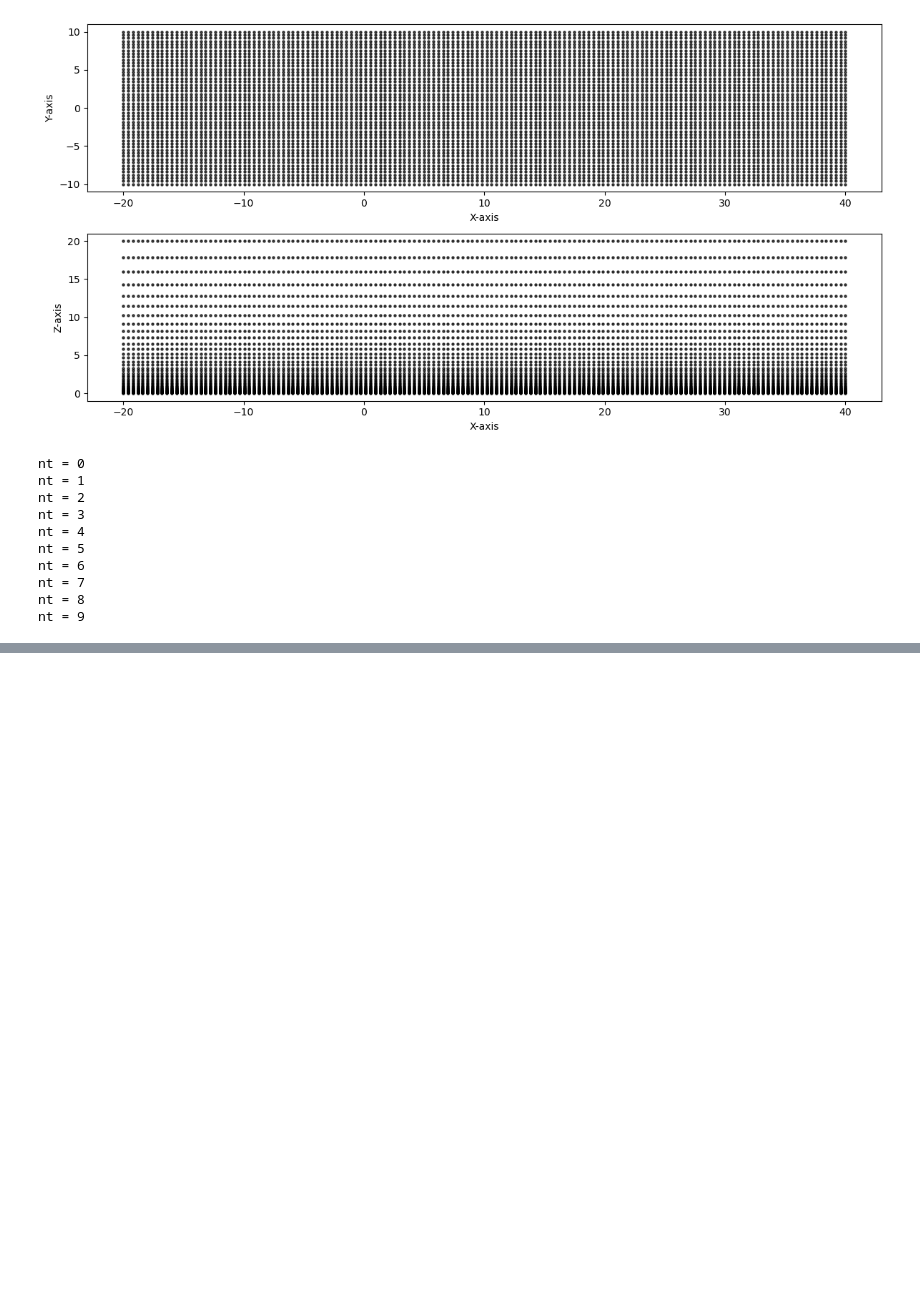
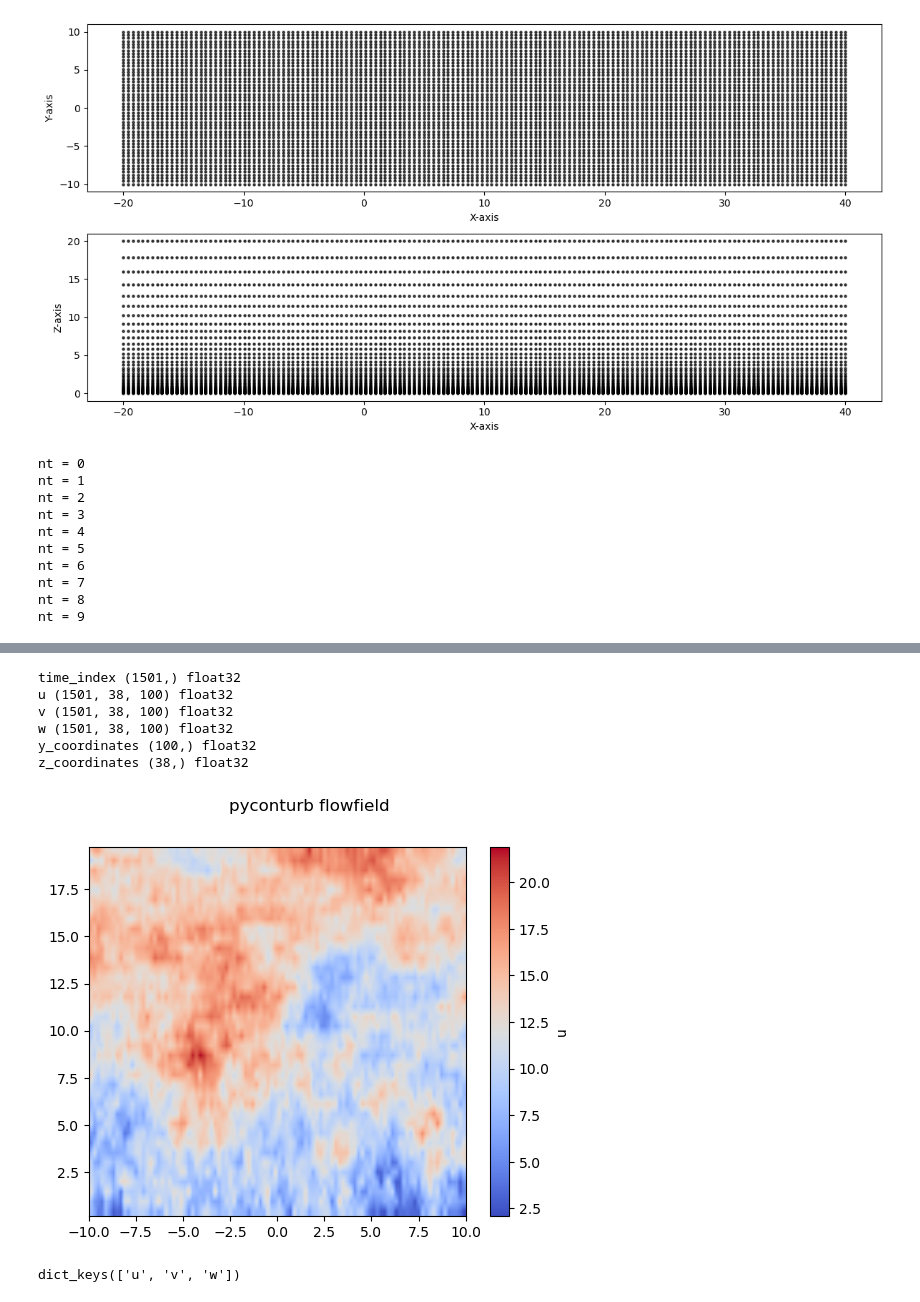
Before and after one commit to eyoung55/PVade, a Jupyter notebook: postprocessing/pproc_flow.ipynb, the cells around one changed output, grey strips where cells are left out. Cells and saved outputs as stored; diff of their text form; code cells hidden in the pictures; blank space fills up the shorter version.

```diff
--- a/postprocessing/pproc_flow.ipynb
+++ b/postprocessing/pproc_flow.ipynb
@@ -236,0 +220,38 @@ sonic loc indices = (19, 36, 29)
+# %%
+# compare signal to pyconturb signal
+turb_h5_fname = '/projects/pvopt/aps_dfd_2024/PVade/input/pct_constrained_turb_ny100_nz38_sonic1_30s_u9.102_50Hz.h5'
+sim_turb_data = {}
+
+with h5py.File(turb_h5_fname, "r") as fp:
+    for key, val in fp.items():
+        print(key, val.shape, val.dtype)
+
+    t_fp = fp["time_index"][:]
+    y_fp = fp["y_coordinates"][:]
+    z_fp = fp["z_coordinates"][:]
+
+    comp="u"
+    fig, ax = plt.subplots()
+    plt.suptitle('pyconturb flowfield')
+    plt.imshow(fp[comp][0, :, :],  # imshow requires nz-ny slice
+                origin='lower',  # smallest y-z in lower left, not upper left
+                extent=[y_fp[0], y_fp[-1], z_fp[0], z_fp[-1]],  # lateral and vertical limits
+                interpolation='bilinear',
+                cmap='coolwarm')  # image smoothing
+    plt.colorbar(label=comp)
+
+    sim_turb_data["u"] = fp["u"][:, :, :]
+    sim_turb_data["v"] = fp["v"][:, :, :]
+    sim_turb_data["w"] = fp["w"][:, :, :]
+# %% [output]
+time_index (1501,) float32
+u (1501, 38, 100) float32
+v (1501, 38, 100) float32
+w (1501, 38, 100) float32
+y_coordinates (100,) float32
+z_coordinates (38,) float32
+[figure, added]
+# %%
+readdata[tilt].keys()
+# %% [output]
+dict_keys(['u', 'v', 'w'])
```
Also changed, not shown: parts of 6 cells of this notebook, 1 other file.
